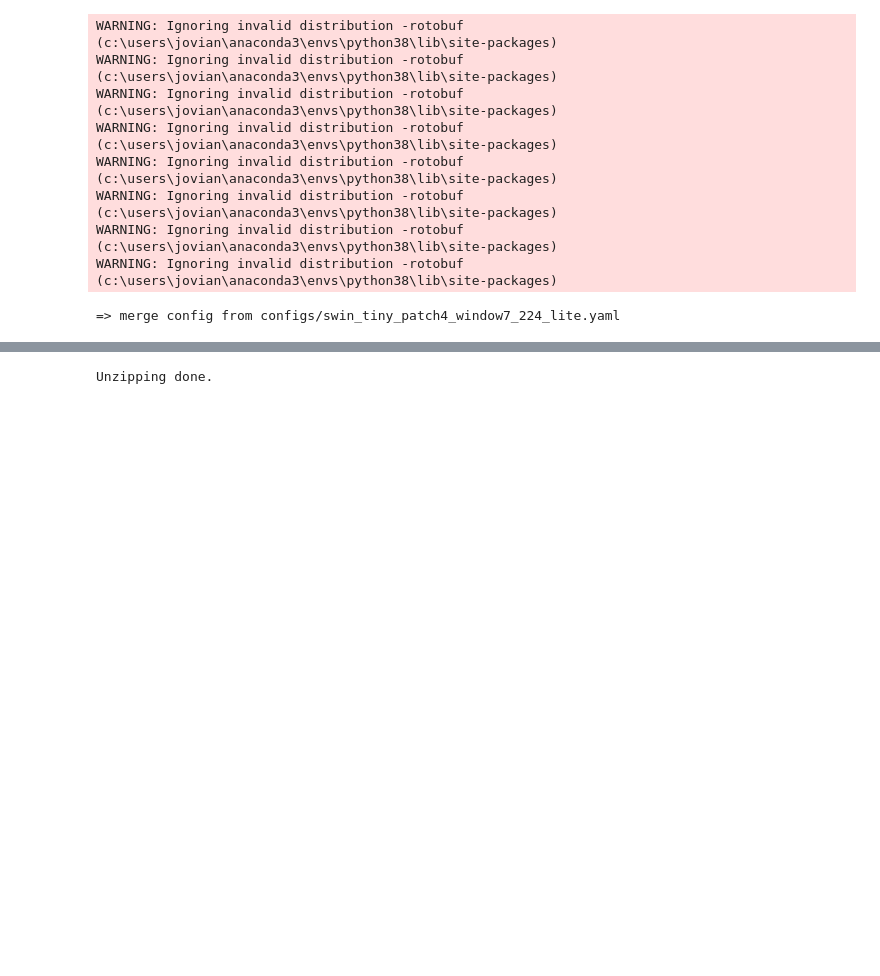
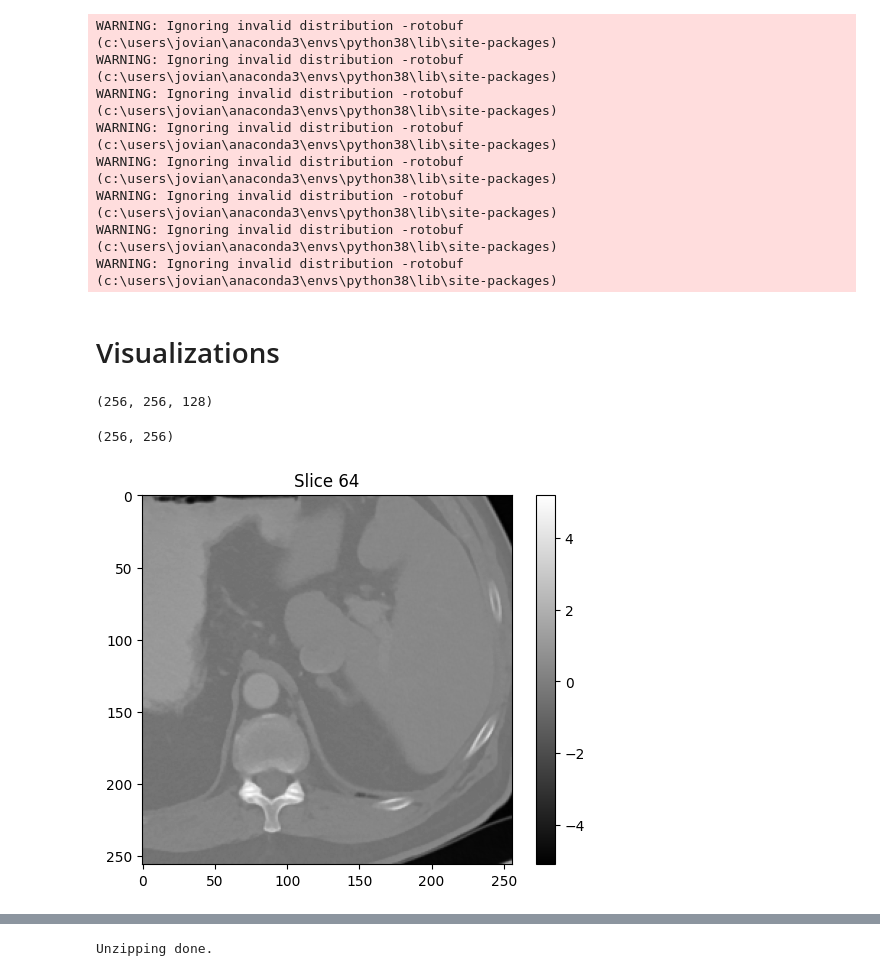
Before and after one commit to jovianw/swinunet, a Jupyter notebook: swinunet.ipynb, the cells around one changed output, grey strips where cells are left out. Cells and saved outputs as stored; diff of their text form; code cells hidden in the pictures; blank space fills up the shorter version.

Commit message:
Comments and data augmentation

```diff
--- a/swinunet.ipynb
+++ b/swinunet.ipynb
@@ -89,14 +91,50 @@ import matplotlib.pyplot as plt
 from copy import deepcopy
 
 from nilearn import plotting
-# %%
-from config import get_config
-
-args = argparse.ArgumentParser()
-args.cfg = "configs/swin_tiny_patch4_window7_224_lite.yaml"
-args.batch_size = 12
-args.cache_mode = 'no'
-
-config = get_config(args)
-# %% [output]
-=> merge config from configs/swin_tiny_patch4_window7_224_lite.yaml
+# %% [markdown]
+# Visualizations
+# %%
+import nibabel as nib
+from nilearn import plotting
+import gzip
+import zipfile
+import io
+import matplotlib.pyplot as plt
+import matplotlib.colors
+from skimage.transform import rotate
+import numpy as np
+
+# Specify path to .nii.gz imaging data
+gz_file_path = '../ngkd_data/ULS23_deepLesion3D/images/000028_02_01_059_lesion_01.nii'
+gz_file_path_2 = '../ngkd_data/ULS23_deepLesion3D/images/000332_06_02_264_lesion_01.nii'
+nifti_image = nib.load(gz_file_path)
+image_array = nifti_image.get_fdata()
+nifti_image_2 = nib.load(gz_file_path_2)
+image_array_2 = nifti_image_2.get_fdata()
+# %%
+image_array = np.squeeze(image_array)
+image_array_2 = np.squeeze(image_array_2)
+image_array.shape
+# %% [output]
+(256, 256, 128)
+# %%
+slice_number = 64
+rotated_slice = np.rot90(image_array[:, :, slice_number])
+rotated_slice_2 = np.rot90(image_array_2[:, :, slice_number])
+rotated_slice.shape
+# %% [output]
+(256, 256)
+# %%
+def normalize(image):
+    mean = np.mean(image)
+    std = np.std(image)
+    normalized_image = (image - mean) / std
+    return normalized_image
+
+norm_slice = normalize(rotated_slice)
+plt.imshow(norm_slice, cmap='gray')
+plt.title(f'Slice {slice_number}')
+plt.colorbar()
+plt.show()
+# %% [output]
+[figure, added]
```
Also changed, not shown: parts of 17 cells of this notebook, 2 other files.
